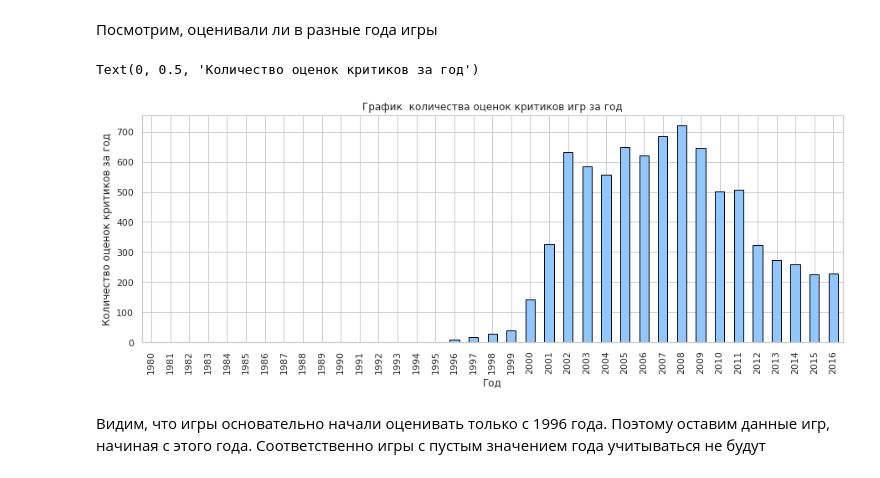
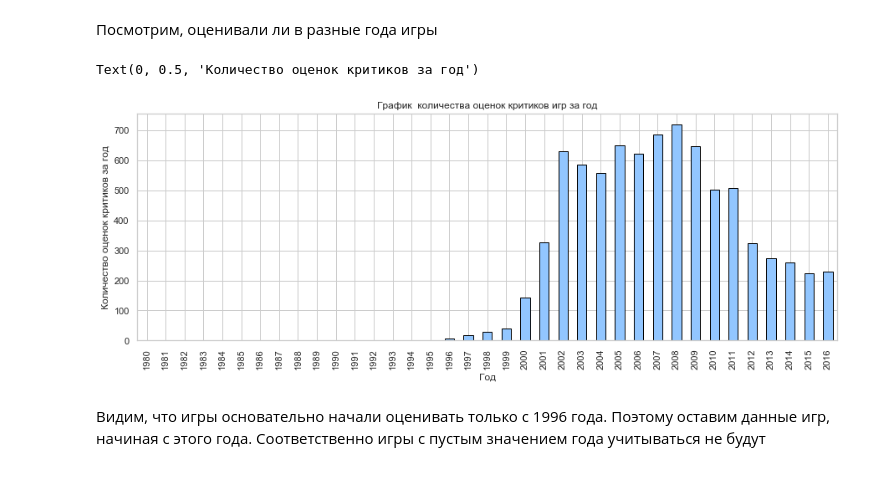
Before and after one commit to pavels-k/Projects, a Jupyter notebook: game_project.ipynb, the cells around one changed output. Drawn from its saved outputs; the diff is of its cells as text; code cells hidden in the pictures.

```diff
--- a/game_project.ipynb
+++ b/game_project.ipynb
@@ -113,7 +84,7 @@ import matplotlib.pyplot as plt
 import seaborn as sns
 from scipy import stats as st
 # %%
-df = pd.read_csv('/data/games.csv')
+df = pd.read_csv('data/games.csv')
 df.head(10)
 # %% [output]
 |  | Name | Platform | Year_of_Release | Genre | NA_sales | EU_sales | JP_sales | Other_sales | Critic_Score | ... |
@@ -452,15 +379,13 @@ Text(0, 0.5, 'Количество игр за год')
 # %% [markdown]
 Посмотрим, оценивали ли в разные года игры
 # %%
-sns.set(style="whitegrid")
-plt.style.use('seaborn-pastel')
 figsize = (15,5)
 plot = df[df['year_of_release'] > 0].groupby('year_of_release')['critic_score'].count().plot(kind='bar', y='name', figsize=figsize, ec='black',  title='График  количества оценок критиков игр за год')
 plot.set_xlabel("Год")
 plot.set_ylabel("Количество оценок критиков за год")
 # %% [output]
 Text(0, 0.5, 'Количество оценок критиков за год')
-[figure, old version]
+[figure, new version]
 # %% [markdown]
 Видим, что игры основательно начали оценивать только с 1996 года. Поэтому оставим данные игр, начиная с этого года. Соответственно игры с пустым значением года учитываться не будут
 # %%
```
Also changed, not shown: parts of 57 cells of this notebook.
